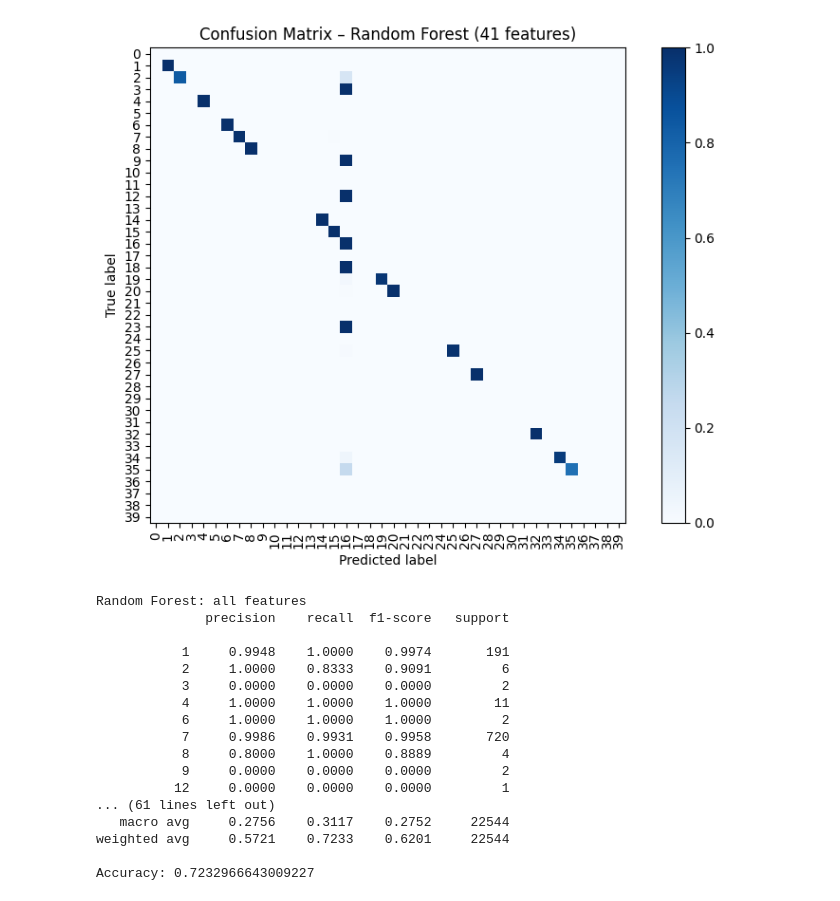
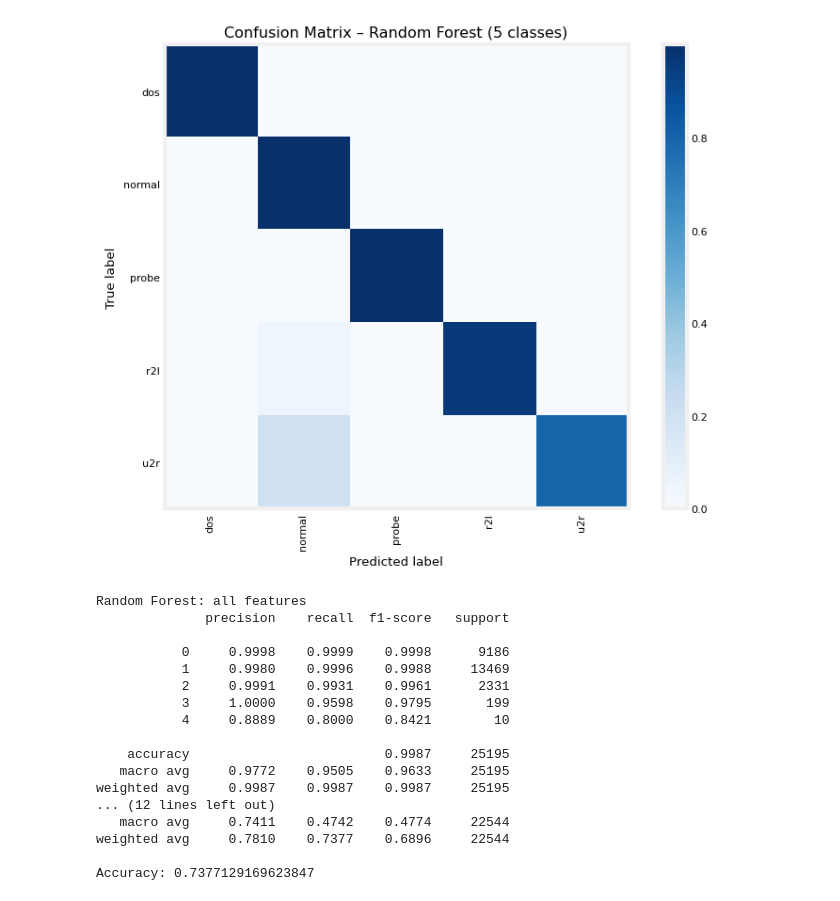
Before and after one commit to thelefthub/GV-NSL-KDD, a Jupyter notebook: model2_rf_nsl_kdd.ipynb, the cells around one changed output. Saved outputs shown, nothing was run; the diff lists cells and outputs as text; code cells hidden in the pictures.

```diff
--- a/model2_rf_nsl_kdd.ipynb
+++ b/model2_rf_nsl_kdd.ipynb
@@ -17,12 +17,15 @@ import numpy as np
 import pandas as pd
 from sklearn.ensemble import RandomForestClassifier
 from pathlib import Path
-from utils import load_split, FEATURE_COLUMNS
-from sklearn.metrics import classification_report, accuracy_score, ConfusionMatrixDisplay, confusion_matrix
+from utils import load_split, FEATURE_COLUMNS, make_binary_labels
+from sklearn.metrics import classification_report, accuracy_score, ConfusionMatrixDisplay, confusion_matrix, roc_curve, auc, precision_recall_curve, roc_auc_score
 import warnings
 from sklearn.exceptions import UndefinedMetricWarning
 import matplotlib.pyplot as plt
 import joblib
+
+%matplotlib inline
+plt.style.use('./deeplearning.mplstyle')
 # %%
 # Part one: selecting the most important features
 DATA_DIR   = Path("data/processed")
@@ -109,60 +112,66 @@ rf_full.fit(X_train, y_train)
 
 # Load class labels from the encoder (created in data prep)
 y_encoder = joblib.load("data/processed/label_encoder.joblib")
-class_labels = list(range(len(y_encoder.classes_)))   # numeric labels
+class_names = y_encoder.classes_
+class_labels = list(range(len(class_names)))
+
+tick_marks = np.arange(len(class_names))
+
 
 y_val_pred_full = rf_full.predict(X_val)
 
 # Confusion matrix
 cm_full = confusion_matrix(y_val, y_val_pred_full, labels=class_labels, normalize='true')
 
 classes = np.arange(cm_full.shape[0])
 
 plt.figure(figsize=(8, 6))
 plt.imshow(cm_full, interpolation='nearest', cmap="Blues")
-plt.title("Confusion Matrix – Random Forest (41 features)")
+plt.title("Confusion Matrix – Random Forest (5 classes)")
 plt.colorbar()
-tick_marks = np.arange(len(classes))
-plt.xticks(tick_marks, classes, rotation=90)
-plt.yticks(tick_marks, classes)
+# tick_marks = np.arange(len(classes))
+# plt.xticks(tick_marks, classes, rotation=90)
+# plt.yticks(tick_marks, classes)
+plt.xticks(tick_marks, class_names, rotation=90)
+plt.yticks(tick_marks, class_names)
 plt.xlabel("Predicted label")
 plt.ylabel("True label")
 plt.tight_layout()
 plt.show()
 
 
 
 warnings.filterwarnings("ignore", category=UndefinedMetricWarning)
 
 print("Random Forest: all features")
 print(classification_report(y_val, y_val_pred_full, digits=4)) # use 4 digits for more precise comparison?
 print("Accuracy:", accuracy_score(y_val, y_val_pred_full))
 
 # Evaluate full-feature model on the test set
 y_test_pred_full = rf_full.predict(X_test)
 
 print("Random Forest: all features (test set)")
 print(classification_report(y_test, y_test_pred_full, digits=4))
 print("Accuracy:", accuracy_score(y_test, y_test_pred_full))
 # %% [output]
-[figure, old version]
+[figure, new version]
 Random Forest: all features
               precision    recall  f1-score   support
 
-           1     0.9948    1.0000    0.9974       191
-           2     1.0000    0.8333    0.9091         6
-           3     0.0000    0.0000    0.0000         2
-           4     1.0000    1.0000    1.0000        11
-           6     1.0000    1.0000    1.0000         2
-           7     0.9986    0.9931    0.9958       720
-           8     0.8000    1.0000    0.8889         4
-           9     0.0000    0.0000    0.0000         2
-          12     0.0000    0.0000    0.0000         1
-... (61 lines left out)
-   macro avg     0.2756    0.3117    0.2752     22544
-weighted avg     0.5721    0.7233    0.6201     22544
+           0     0.9998    0.9999    0.9998      9186
+           1     0.9980    0.9996    0.9988     13469
+           2     0.9991    0.9931    0.9961      2331
+           3     1.0000    0.9598    0.9795       199
+           4     0.8889    0.8000    0.8421        10
 
-Accuracy: 0.7232966643009227
+    accuracy                         0.9987     25195
+   macro avg     0.9772    0.9505    0.9633     25195
+weighted avg     0.9987    0.9987    0.9987     25195
+... (12 lines left out)
+   macro avg     0.7411    0.4742    0.4774     22544
+weighted avg     0.7810    0.7377    0.6896     22544
+
+Accuracy: 0.7377129169623847
 # %% [markdown]
 During evaluation, scikit-learn generated ‘UndefinedMetricWarning’ for U2R and R2L classes. This occurs when the model predicts zero samples for a class, causing precision or F1-score to be undefined. This is typical for the NSL-KDD dataset, where some classes are extremely underrepresented.
 
```
Also changed, not shown: parts of 7 cells of this notebook, 12 other files.
